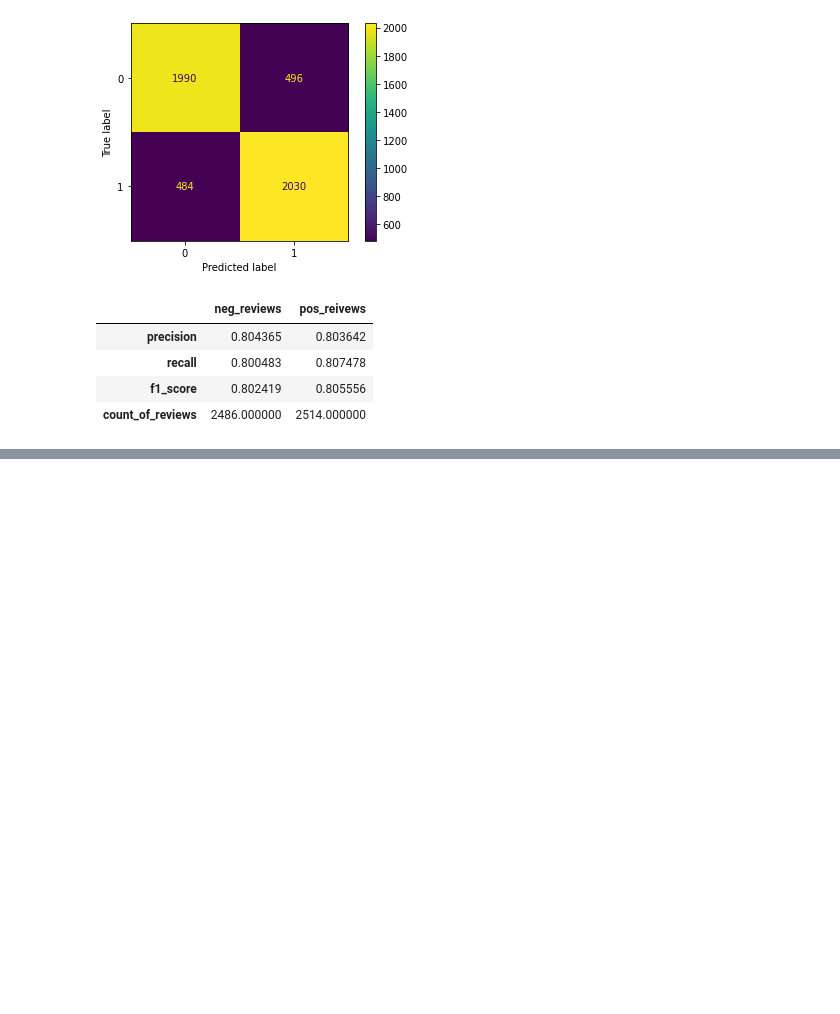
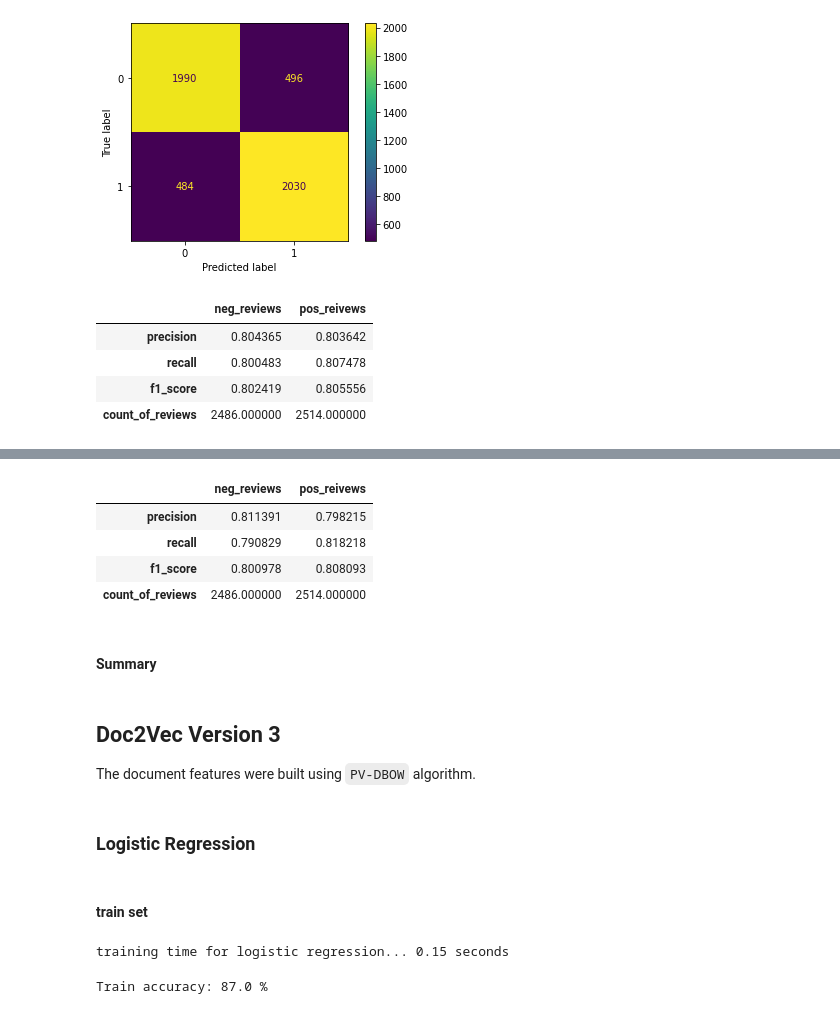
Before and after one commit to aromatic-toast/IMDB_Sentiment_Analysis, a Jupyter notebook: d2v_modelling.ipynb, the cells around one changed output, grey strips where cells are left out. Saved outputs shown, nothing was run; the diff lists cells and outputs as text; code cells hidden in the pictures; blank space fills up the shorter version.

```diff
--- a/d2v_modelling.ipynb
+++ b/d2v_modelling.ipynb
@@ -261,0 +309,32 @@ Compared to `SVC` it is performing quite a bit worse in general but again hyperp
+# %%
+y_valid_pred = lr.predict(X_valid)
+metrics = precision_recall_fscore_support(y_true=y_valid, y_pred=y_valid_pred)
+imdb.display_metrics(metrics)
+# %% [output]
+|  | neg_reviews | pos_reivews |
+| precision | 0.811391 | 0.798215 |
+| recall | 0.790829 | 0.818218 |
+| f1_score | 0.800978 | 0.808093 |
+| count_of_reviews | 2486.000000 | 2514.000000 |
+# %% [markdown]
+#### Summary
+# %% [markdown]
+## Doc2Vec Version 3
+
+The document features were built using `PV-DBOW` algorithm.
+# %% [markdown]
+### Logistic Regression
+# %% [markdown]
+#### train set
+# %%
+start = time()
+lr = LogisticRegression(random_state=0).fit(X_train, y_train)
+stop = time()
+print("training time for logistic regression... {} seconds".format(round(stop - start, 2)))
+# %% [output]
+training time for logistic regression... 0.15 seconds
+# %%
+acc = round(lr.score(X_train, y_train), 2)*100
+print('Train accuracy: {} %'.format(acc))
+# %% [output]
+Train accuracy: 87.0 %
```
Also changed, not shown: parts of 28 cells of this notebook.
